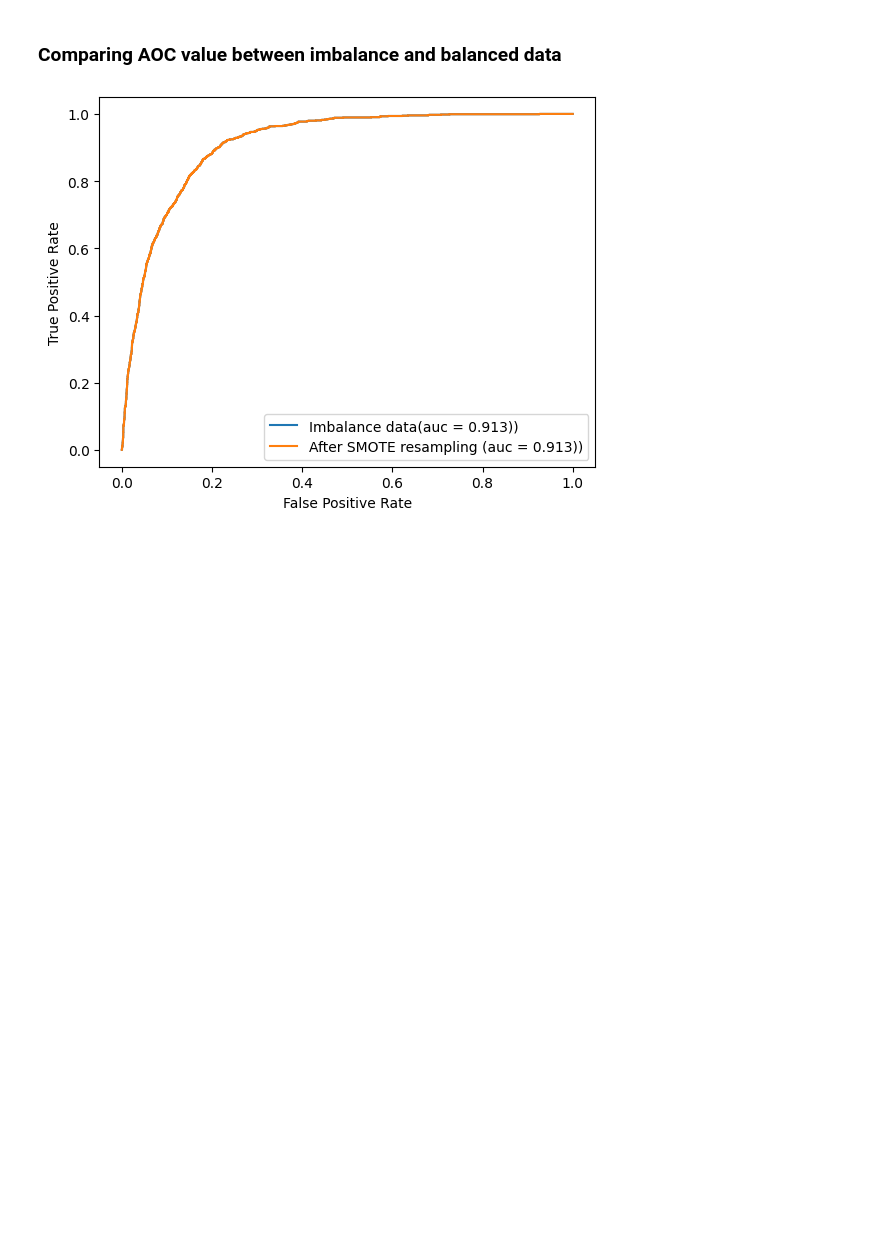
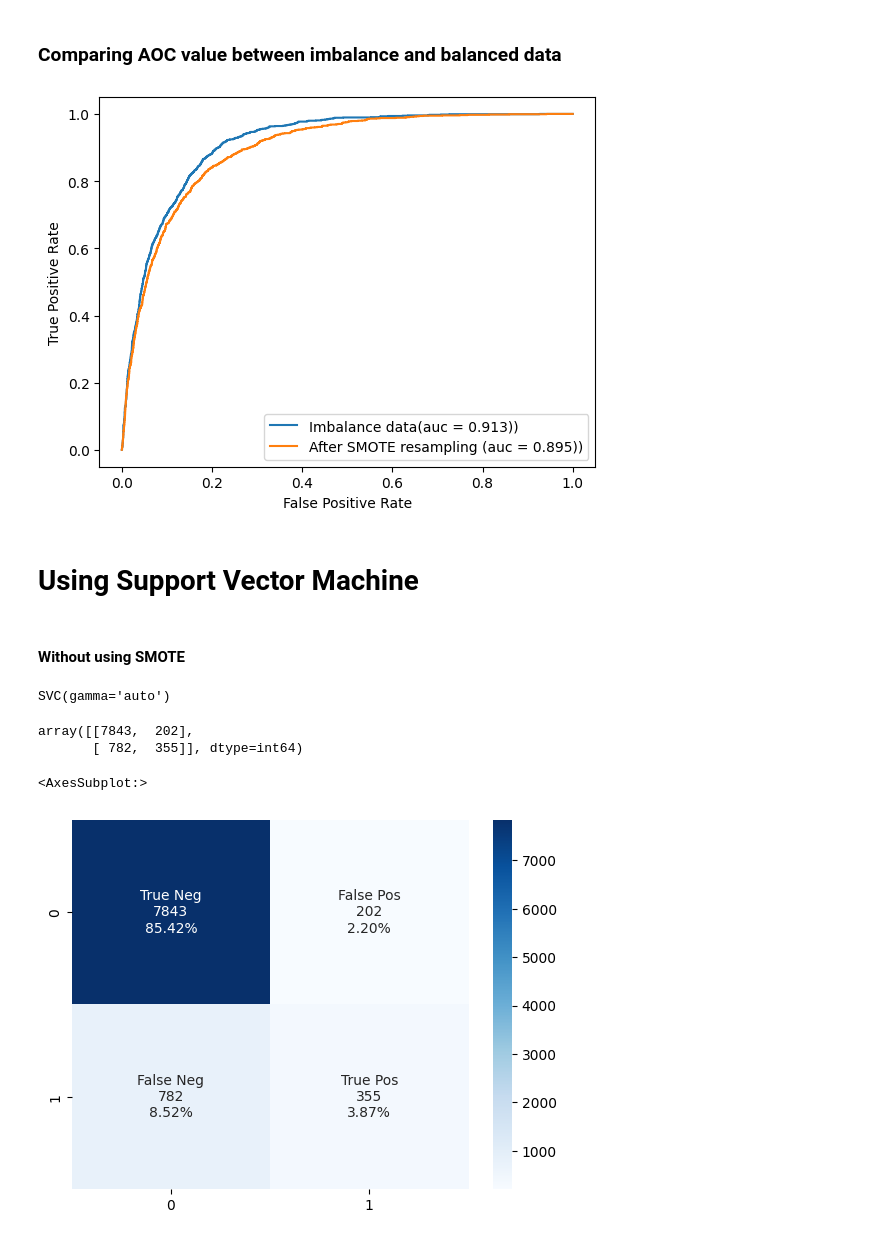
Before and after one commit to KISEE41/Banking-Marketing-Target, a Jupyter notebook: model_preparation.ipynb, the cells around one changed output. Drawn from its saved outputs; the diff is of its cells as text; code cells hidden in the pictures; blank space fills up the shorter version.

```diff
--- a/model_preparation.ipynb
+++ b/model_preparation.ipynb
@@ -207,8 +210,8 @@ AUC value: 0.9125726932880297
 # %% [markdown]
 ### Comparing AOC value between imbalance and balanced data
 # %%
-plt.plot(fpr, tpr, label="Imbalance data(auc = %0.3f))" % auc_logistic)
-plt.plot(fpr_s, tpr_s, label="After SMOTE resampling (auc = %0.3f))" % auc_logistic_s)
+plt.plot(lr_fpr, lr_tpr, label="Imbalance data(auc = %0.3f))" % lr_auc)
+plt.plot(lr_fpr_oversampled, lr_tpr_oversampled, label="After SMOTE resampling (auc = %0.3f))" % lr_auc_oversampled)
 
 plt.xlabel('False Positive Rate')
 plt.ylabel('True Positive Rate')
@@ -217,4 +220,8 @@ plt.legend()
 
 plt.show()
 # %% [output]
-[figure, old version]
+[figure, new version]
+# %% [markdown]
+# Using Support Vector Machine
+# %% [markdown]
+#### Without using SMOTE
@@ -220,0 +230,23 @@ plt.show()
+# %%
+svm_classifier = SVC(gamma="auto")
+svm_classifier.fit(X_train, y_train)
+# %% [output]
+SVC(gamma='auto')
+# %%
+svm_y_pred = svm_classifier.predict(X_test)
+# %%
+svm_conf_matrix = confusion_matrix(y_test, svm_y_pred)
+svm_conf_matrix
+# %% [output]
+array([[7843,  202],
+       [ 782,  355]], dtype=int64)
+# %%
+group_names = ["True Neg", "False Pos", "False Neg", "True Pos"]
+group_counts = ["{0:0.0f}".format(value) for value in svm_conf_matrix.flatten()]
+group_percentages = ["{0:.2%}".format(value) for value in svm_conf_matrix.flatten() / np.sum(svm_conf_matrix)]
+labels = [f"{v1}\n{v2}\n{v3}" for v1, v2, v3 in zip(group_names, group_counts, group_percentages)]
+labels = np.asarray(labels).reshape(2,2)
+sns.heatmap(svm_conf_matrix, annot=labels, fmt='', cmap='Blues')
+# %% [output]
+<AxesSubplot:>
+[figure, added]
```
Also changed, not shown: parts of 37 cells of this notebook.
